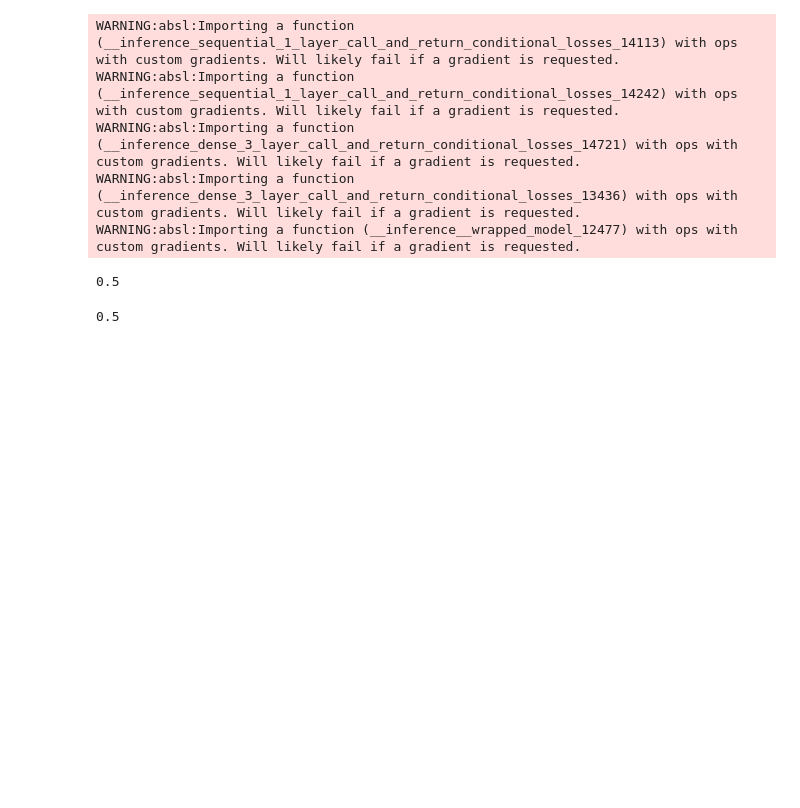
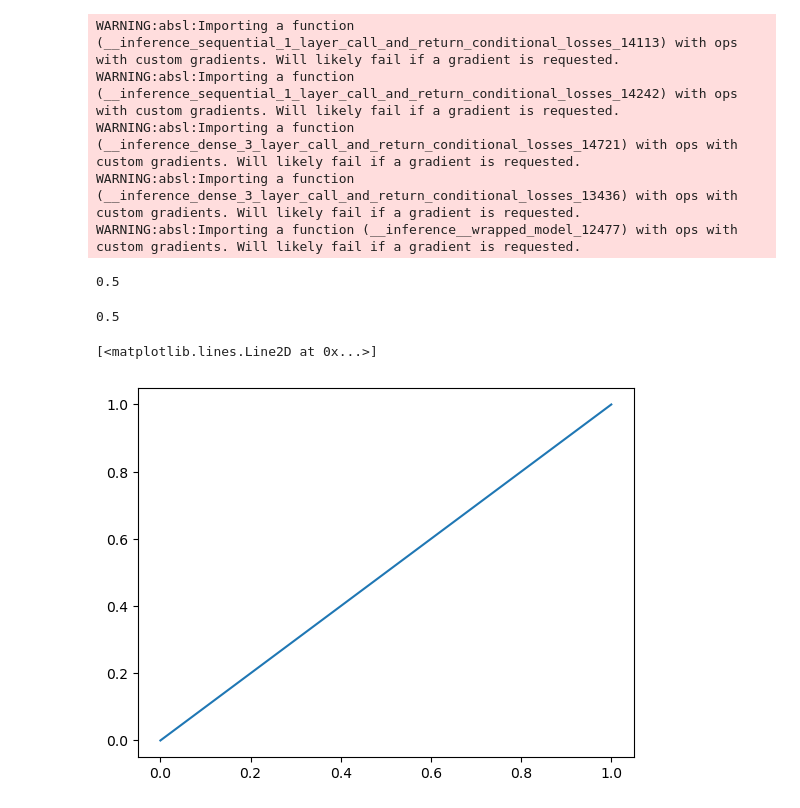
Before and after one commit to chayansraj/Vision-Transformer-Research, a Jupyter notebook: vgg16/VGG16.ipynb, the cells around one changed output. Saved outputs shown, nothing was run; the diff lists cells and outputs as text; code cells hidden in the pictures; blank space fills up the shorter version.

```diff
--- a/vgg16/VGG16.ipynb
+++ b/vgg16/VGG16.ipynb
@@ -223,3 +223,8 @@ roc_auc_score(test_data.classes, predicted_probs )
 roc_auc_score(test_data.classes, predcited_classes )
 # %% [output]
 0.5
+# %%
+plt.plot(fpr,tpr)
+# %% [output]
+[<matplotlib.lines.Line2D at 0x...>]
+[figure, added]
```
